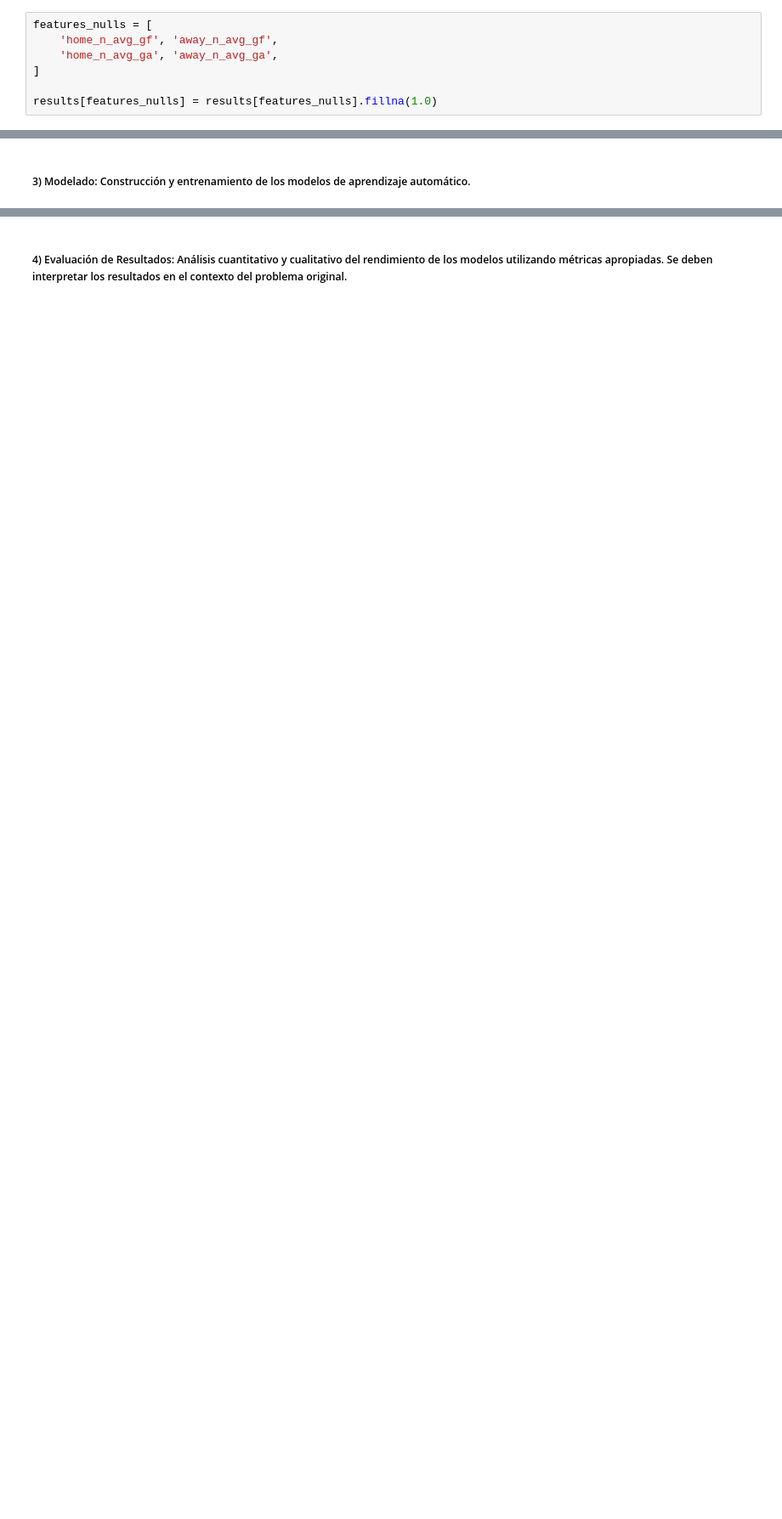
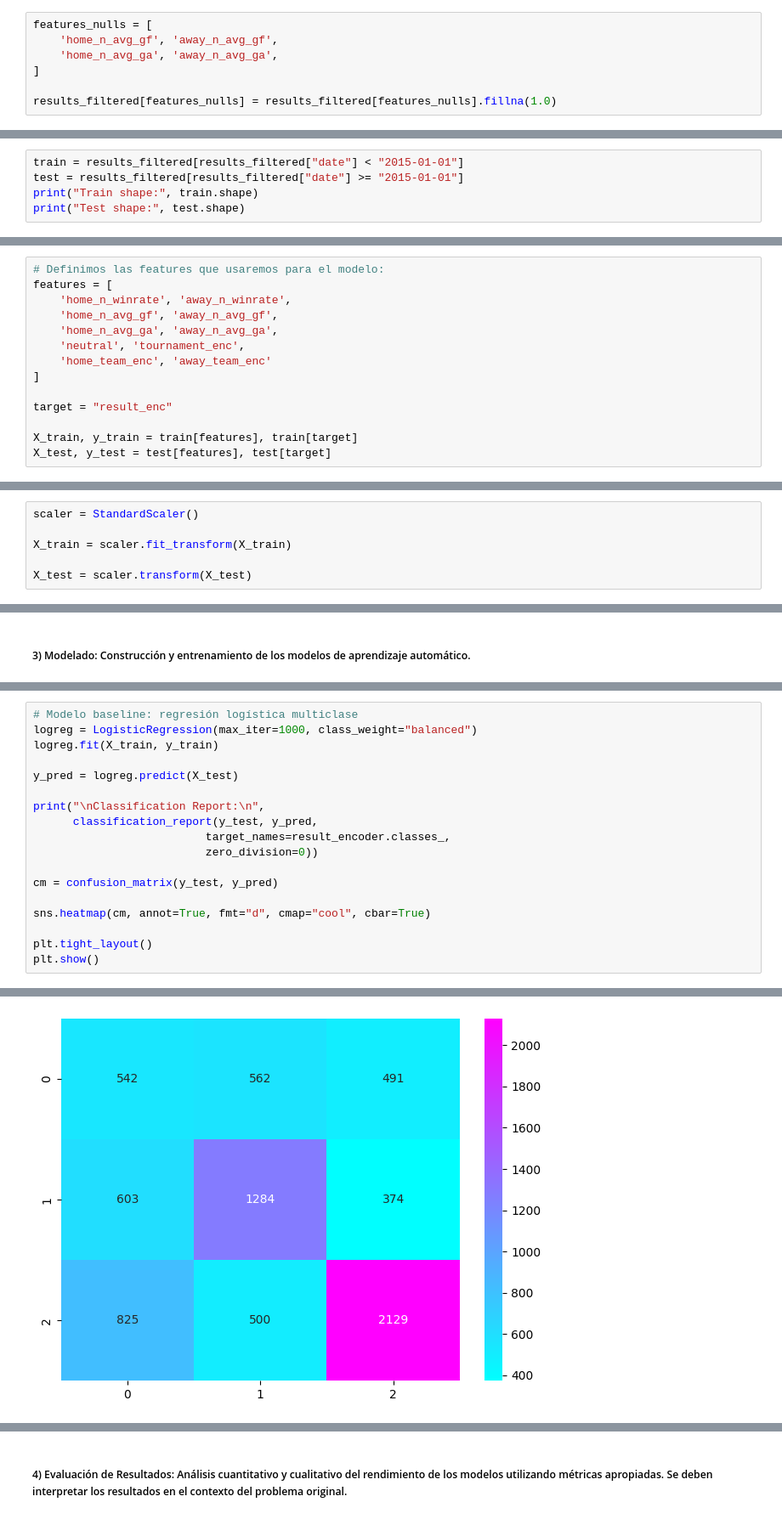
Before and after one commit to carlosrivasa/tpAdM, a Jupyter notebook: FIFA2026.ipynb, the cells around one changed output, grey strips where cells are left out. Shown at 85% size. Drawn from its saved outputs; the diff is of its cells as text; blank space fills up the shorter version.

Commit message:
Se agregan algunos modelos

```diff
--- a/FIFA2026.ipynb
+++ b/FIFA2026.ipynb
@@ -304,4 +311,4 @@ features_nulls = [
     'home_n_avg_ga', 'away_n_avg_ga',
 ]
 
-results[features_nulls] = results[features_nulls].fillna(1.0)
+results_filtered[features_nulls] = results_filtered[features_nulls].fillna(1.0)
@@ -317,0 +352,5 @@ feature = [
+# %%
+train = results_filtered[results_filtered["date"] < "2015-01-01"]
+test = results_filtered[results_filtered["date"] >= "2015-01-01"]
+print("Train shape:", train.shape)
+print("Test shape:", test.shape)
@@ -317,0 +360,14 @@ feature = [
+# %%
+# Definimos las features que usaremos para el modelo:
+features = [
+    'home_n_winrate', 'away_n_winrate',
+    'home_n_avg_gf', 'away_n_avg_gf',
+    'home_n_avg_ga', 'away_n_avg_ga',
+    'neutral', 'tournament_enc',
+    'home_team_enc', 'away_team_enc'
+]
+
+target = "result_enc"
+
+X_train, y_train = train[features], train[target]
+X_test, y_test = test[features], test[target]
@@ -318,3 +376,9 @@ feature = [
+# %%
+scaler = StandardScaler()
+
+X_train = scaler.fit_transform(X_train)
+
+X_test = scaler.transform(X_test)
 # %%
 # Función: calcula estadísticas recientes por equipo
 # def compute_team_form(df, team, date, window_years=3):
@@ -425,3 +489,22 @@ feature = [
 
 # plt.tight_layout()
 # plt.show()
+# %%
+# Modelo baseline: regresión logística multiclase
+logreg = LogisticRegression(max_iter=1000, class_weight="balanced")
+logreg.fit(X_train, y_train)
+
+y_pred = logreg.predict(X_test)
+
+print("\nClassification Report:\n",
+      classification_report(y_test, y_pred,
+                          target_names=result_encoder.classes_,
+                          zero_division=0))
+
+cm = confusion_matrix(y_test, y_pred)
+
+sns.heatmap(cm, annot=True, fmt="d", cmap="cool", cbar=True)
+
+plt.tight_layout()
+plt.show()
+# %% [output]
@@ -427,0 +521 @@ feature = [
+[figure, added]
```
Also changed, not shown: parts of 19 cells of this notebook, 2 other files.
